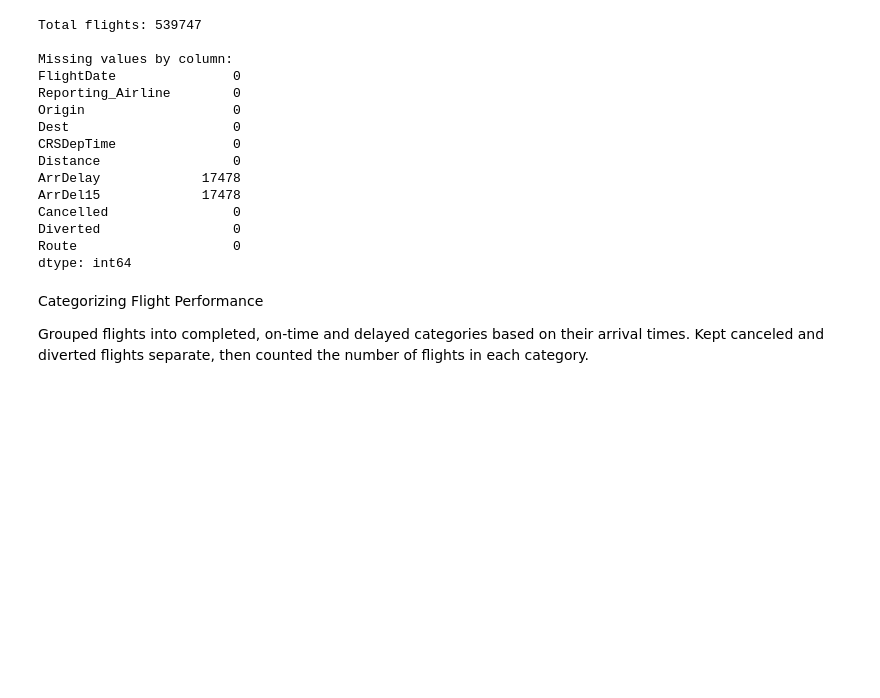
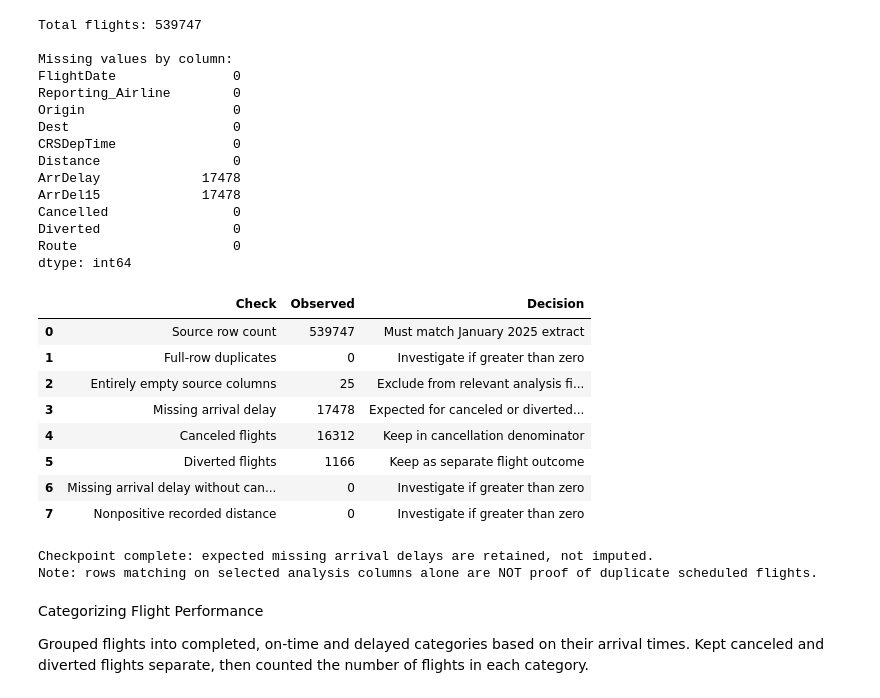
Before and after one commit to KwakuAsante-bit/united-airline-reliability-ai, a Jupyter notebook: final_project.ipynb, the cells around one changed output. Saved outputs shown, nothing was run; the diff lists cells and outputs as text; code cells hidden in the pictures; blank space fills up the shorter version.

Commit message:
Use Faye's updated notebook (AI reporting framing, data-quality check, policy targets); update README

```diff
--- a/final_project.ipynb
+++ b/final_project.ipynb
@@ -130,6 +163,53 @@ Cancelled                0
 Diverted                 0
 Route                    0
 dtype: int64
+# %%
+# Reproducible data-quality checkpoint (before performance classification)
+# Assess the full source and the smaller set of fields used downstream.
+from IPython.display import display
+
+required_fields = set(columns)
+assert required_fields.issubset(df.columns), f"Missing columns: {required_fields - set(df.columns)}"
+
+missing_delays = int(df["ArrDelay"].isna().sum())
+canceled = int((df["Cancelled"] == 1).sum())
+diverted = int((df["Diverted"] == 1).sum())
+not_completed = (df["Cancelled"] == 1) | (df["Diverted"] == 1)
+unexplained_missing = int((df["ArrDelay"].isna() & ~not_completed).sum())
+invalid_distance = int((df["Distance"].notna() & (df["Distance"] <= 0)).sum())
+full_duplicates = int(df.duplicated().sum())
+all_null_columns = df.columns[df.isna().all()].tolist()
+
+quality_checks = pd.DataFrame([
+    {"Check": "Source row count", "Observed": len(df), "Decision": "Must match January 2025 extract"},
+    {"Check": "Full-row duplicates", "Observed": full_duplicates, "Decision": "Investigate if greater than zero"},
+    {"Check": "Entirely empty source columns", "Observed": len(all_null_columns), "Decision": "Exclude from relevant analysis fields"},
+    {"Check": "Missing arrival delay", "Observed": missing_delays, "Decision": "Expected for canceled or diverted flights"},
+    {"Check": "Canceled flights", "Observed": canceled, "Decision": "Keep in cancellation denominator"},
+    {"Check": "Diverted flights", "Observed": diverted, "Decision": "Keep as separate flight outcome"},
+    {"Check": "Missing arrival delay without cancellation/diversion", "Observed": unexplained_missing, "Decision": "Investigate if greater than zero"},
+    {"Check": "Nonpositive recorded distance", "Observed": invalid_distance, "Decision": "Investigate if greater than zero"},
+])
+display(quality_checks)
+
+assert full_duplicates == 0, "Source contains exact duplicate rows; review before proceeding"
+assert unexplained_missing == 0, "Missing arrival delays need investigation"
+assert invalid_distance == 0, "Nonpositive flight distances found"
+assert (df["Cancelled"].isin([0, 1]) & df["Diverted"].isin([0, 1])).all()
+print("Checkpoint complete: expected missing arrival delays are retained, not imputed.")
+print("Note: rows matching on selected analysis columns alone are NOT proof of duplicate scheduled flights.")
+# %% [output]
+|  | Check | Observed | Decision |
+| 0 | Source row count | 539747 | Must match January 2025 extract |
+| 1 | Full-row duplicates | 0 | Investigate if greater than zero |
+| 2 | Entirely empty source columns | 25 | Exclude from relevant analysis fi... |
+| 3 | Missing arrival delay | 17478 | Expected for canceled or diverted... |
+| 4 | Canceled flights | 16312 | Keep in cancellation denominator |
+| 5 | Diverted flights | 1166 | Keep as separate flight outcome |
+| 6 | Missing arrival delay without can... | 0 | Investigate if greater than zero |
+| 7 | Nonpositive recorded distance | 0 | Investigate if greater than zero |
+Checkpoint complete: expected missing arrival delays are retained, not imputed.
+Note: rows matching on selected analysis columns alone are NOT proof of duplicate scheduled flights.
 # %% [markdown]
 Categorizing Flight Performance
 
```
Also changed, not shown: parts of 43 cells of this notebook, 2 other files.
